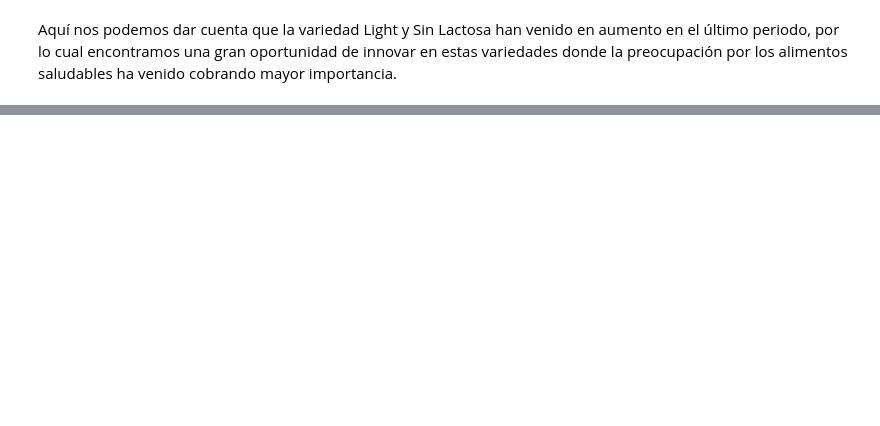
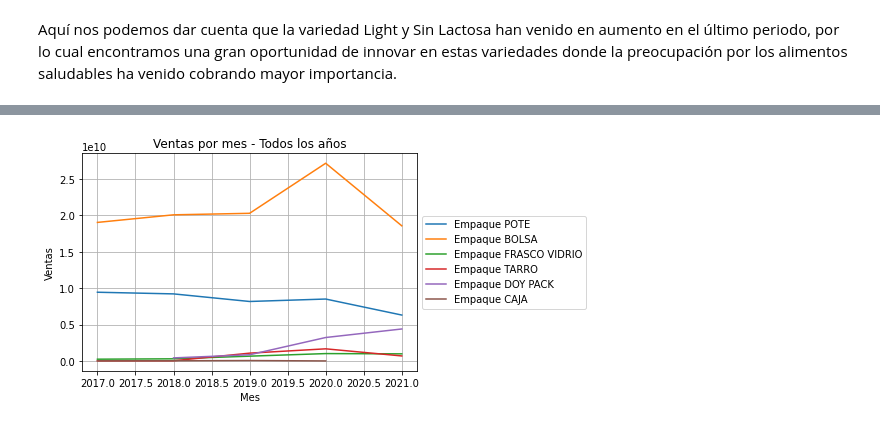
Before and after one commit to mariosanchez5/proyecto_manjar, a Jupyter notebook: 3.Análisis y oportunidades Watts.ipynb, the cells around one changed output, grey strips where cells are left out. Saved outputs shown, nothing was run; the diff lists cells and outputs as text; code cells hidden in the pictures; blank space fills up the shorter version.

```diff
--- a/3.Análisis y oportunidades Watts.ipynb
+++ b/3.Análisis y oportunidades Watts.ipynb
@@ -139,0 +169,17 @@ Aquí nos podemos dar cuenta que la variedad Light y Sin Lactosa han venido en a
+# %%
+plt.figure()
+
+for Empaque in df['Empaque'].unique():
+    data_agno_sel = df[(df['Empaque'] == Empaque)]
+    ventas_por_mes = data_agno_sel.groupby('agno')['Vta_Pesos'].sum()
+    plt.plot(ventas_por_mes.index, ventas_por_mes.values, label=f'Empaque {Empaque}')
+
+plt.xlabel('Mes')
+plt.ylabel('Ventas')
+plt.title('Ventas por mes - Todos los años')
+plt.legend(loc='center left', bbox_to_anchor=(1, 0.5))
+plt.grid(True)
+
+plt.show()
+# %% [output]
+[figure, added]
```
Also changed, not shown: parts of 14 cells of this notebook.
